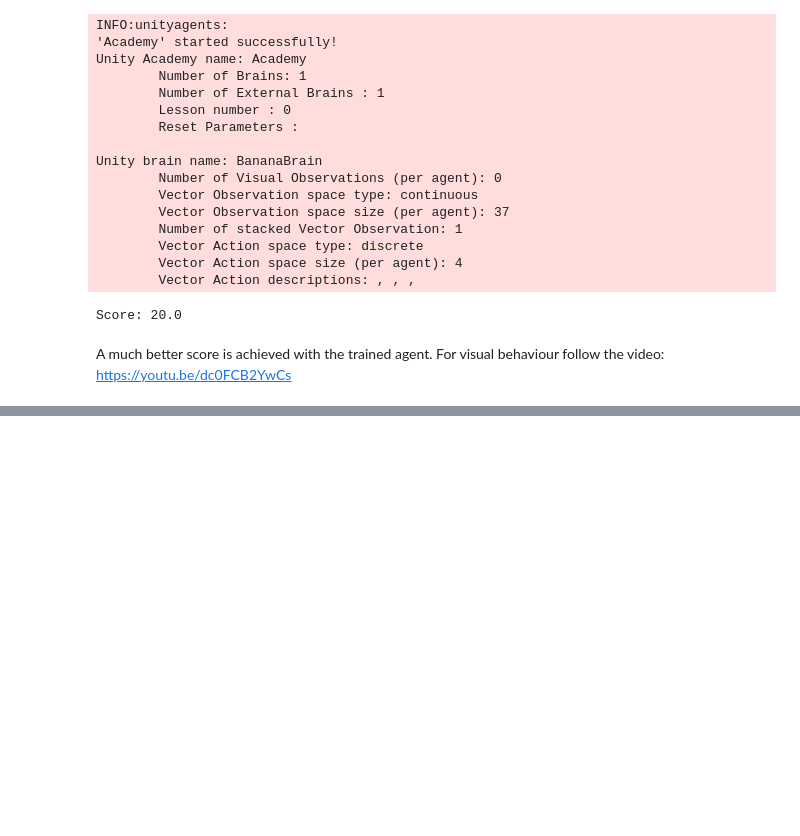
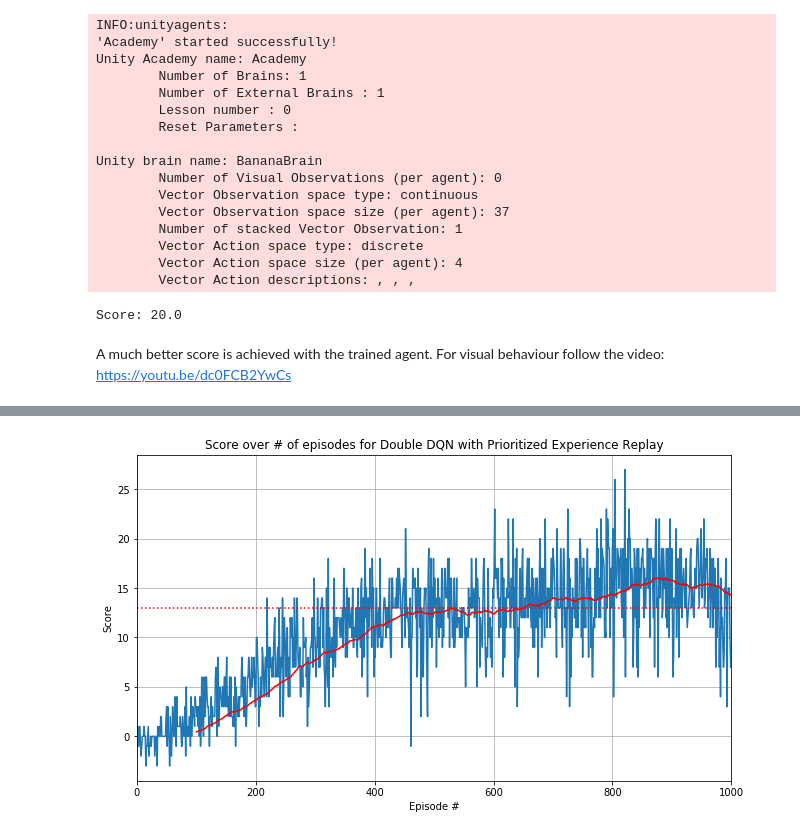
Before and after one commit to dmavridis/DQN-Navigation, a Jupyter notebook: Report.ipynb, the cells around one changed output, grey strips where cells are left out. Saved outputs shown, nothing was run; the diff lists cells and outputs as text; code cells hidden in the pictures; blank space fills up the shorter version.

```diff
--- a/Report.ipynb
+++ b/Report.ipynb
@@ -503,0 +526,7 @@ save weights
+# %%
+from plot_score import plot_score
+scores_dqn = pickle.load(open( "results/scores_ddqn_per.p", "rb" ))
+
+plot_score(scores_dqn, "Double DQN with Prioritized Experience Replay")
+# %% [output]
+[figure, added]
```
Also changed, not shown: parts of 18 cells of this notebook, 46 other files.
